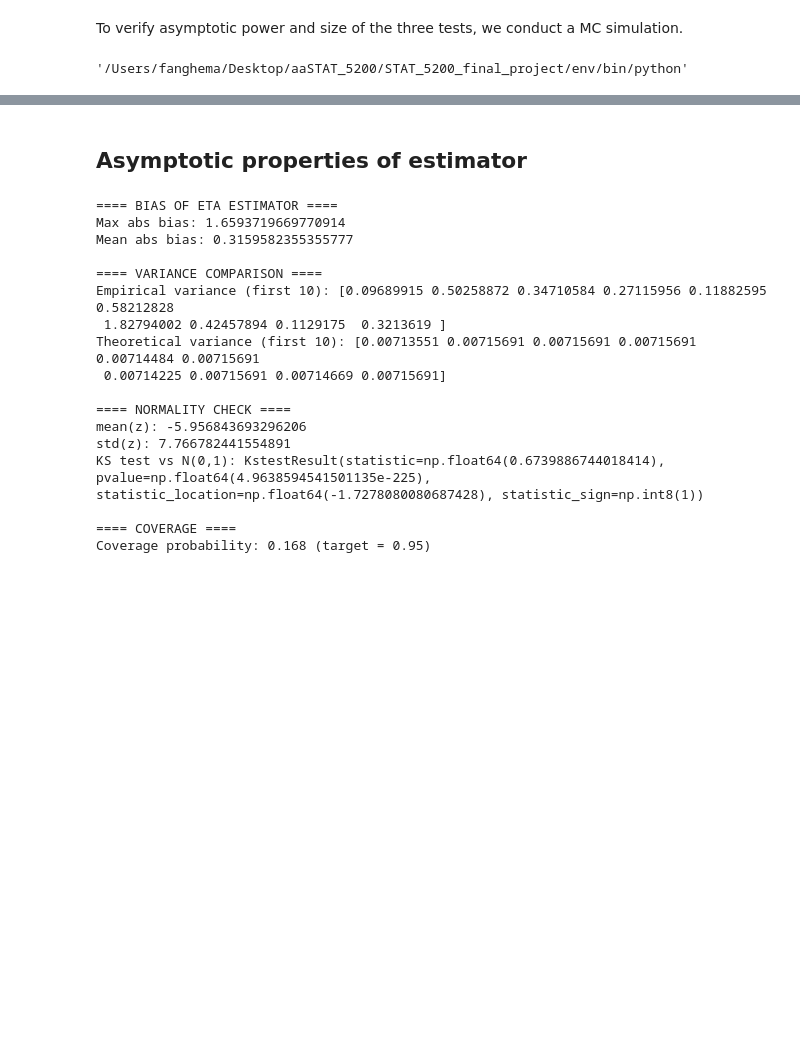
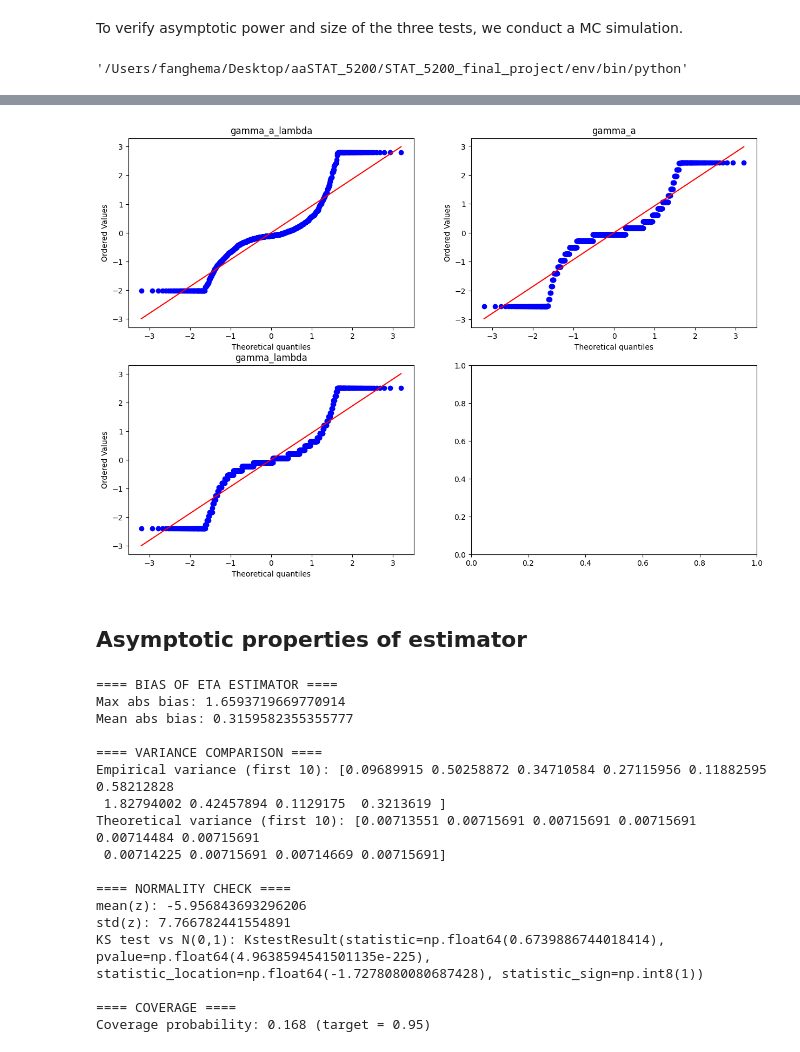
Before and after one commit to fanghe-ma/tests_for_asset_pricing_with_time_varying_factor_loads, a Jupyter notebook: code/05_monte_carlo.ipynb, the cells around one changed output, grey strips where cells are left out. Saved outputs shown, nothing was run; the diff lists cells and outputs as text; code cells hidden in the pictures; blank space fills up the shorter version.

```diff
--- a/code/05_monte_carlo.ipynb
+++ b/code/05_monte_carlo.ipynb
@@ -191,3 +263,14 @@ POWER for heterogeneity_strength=1.0:
+# %%
+fig, axes = plt.subplots(2, 2, figsize=(15, 10))
+axes = np.ravel(axes)
+
+for i, test_statistic in enumerate(['gamma_a_lambda', 'gamma_a', 'gamma_lambda']):
+    vals = utils.clean(results[test_statistic])
+    z_vals = (vals- vals.mean()) / vals.std()
+    stats.probplot(z_vals, dist="norm", plot=axes[i])
+    axes[i].set_title(test_statistic)
+# %% [output]
+[figure, added]
 # %% [markdown]
 ## Asymptotic properties of estimator
 # %%
```
Also changed, not shown: parts of 8 cells of this notebook, 25 other files.
